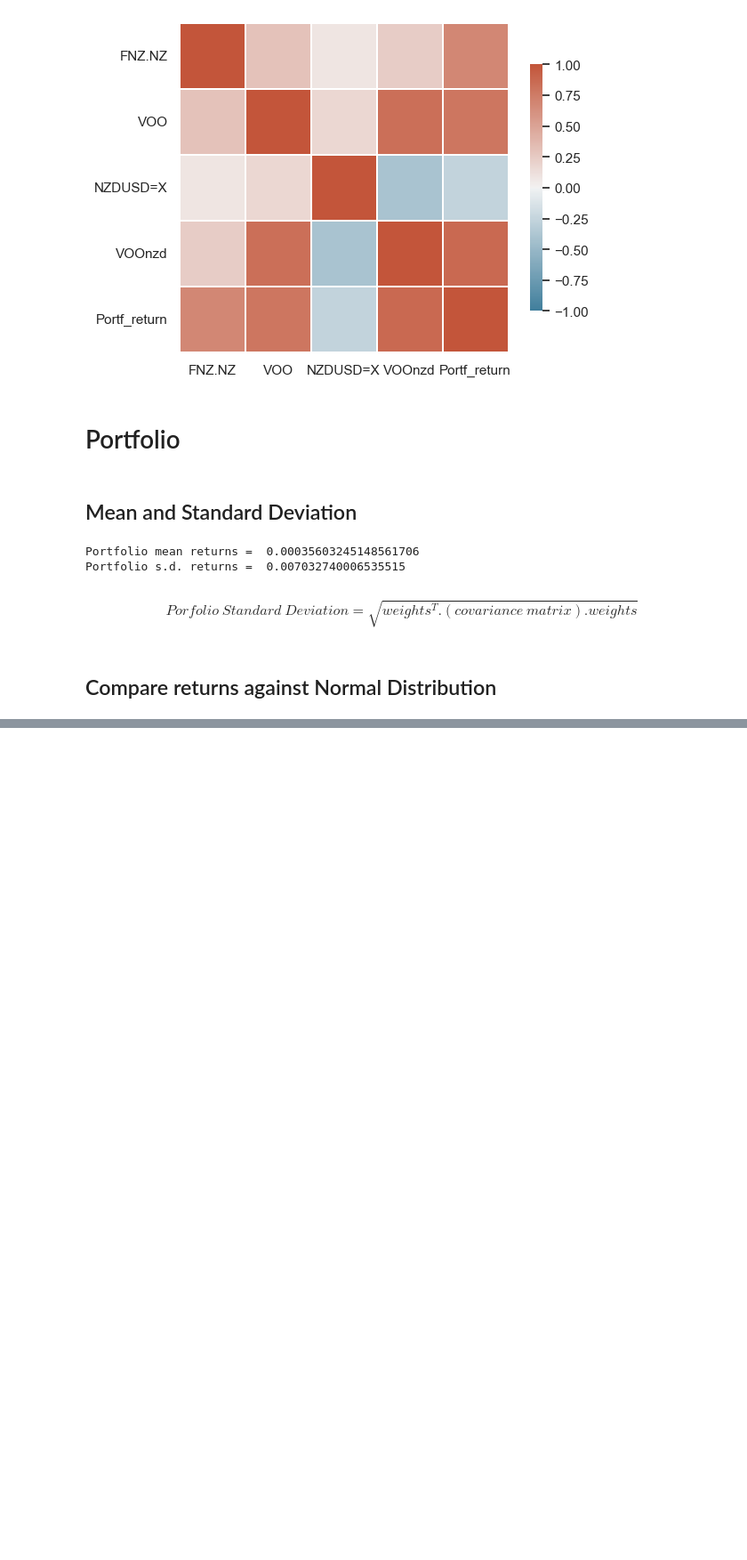
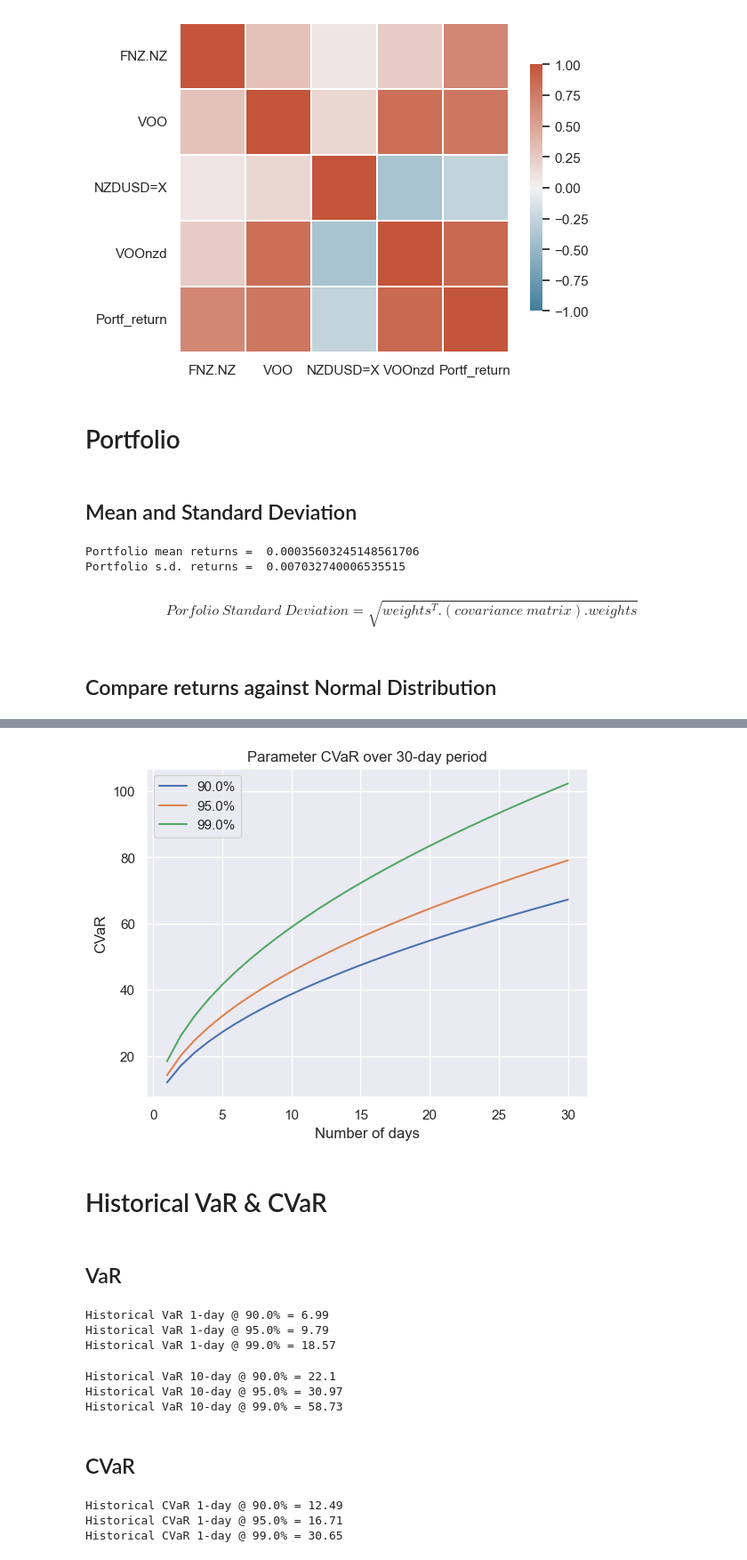
Before and after one commit to duongdidom/Value-at-Risk-VaR, a Jupyter notebook: VaR.ipynb, the cells around one changed output, grey strips where cells are left out. Shown: that part at 89% size. Drawn from its saved outputs; the diff is of its cells as text; code cells hidden in the pictures; blank space fills up the shorter version.

```diff
--- a/VaR.ipynb
+++ b/VaR.ipynb
@@ -321,0 +391,11 @@ df_returns.head()
+# %%
+# plot multiple days CVaR
+for i, CVaR in enumerate(CVaR_result):    # loop through the nested lists, equivalent to the index of each confidence levels
+    plt.plot(range(1, num_days+1), CVaR, label='{}%'.format((1-conf_levels[i])*100))
+plt.legend()
+plt.xlabel('Number of days')
+plt.ylabel('CVaR')
+plt.title('Parameter CVaR over {}-day period'.format(num_days))
+plt.show()
+# %% [output]
+[figure, added]
@@ -321,0 +405,64 @@ df_returns.head()
+# %% [markdown]
+# Historical VaR & CVaR
+# %% [markdown]
+## VaR
+# %%
+# ordering the observed returns from smallest to largest
+# get the alpha-th lowest values from the sorted series. Where alpha-th = (confidence level * observations count) + 1. Round up to the nearest integer if the alpha-th result is decimal
+def historical_VaR(df, alpha=95, num_days=1):
+    """
+        df = series of returns. Dataframe or array
+        alpha = confidence level in integer
+        num_days = ndays
+    """
+    # the np.percentile function automatically sorts from smallest to largest
+    return abs(np.percentile(df, alpha) * np.sqrt(num_days))
+
+# compute potential profit/loss for initial investment from a series of returns. Then get the profit/loss at given percentile
+histVaRs = [invst * historical_VaR(df_returns['Portf_return'], conf_level*100, num_days=1) for conf_level in conf_levels]
+
+# print results = how much expected to lose in 1-day interval
+for i, VaR in enumerate(histVaRs):
+    print('Historical VaR 1-day @ {0}%'.format((1-conf_levels[i])*100),'=', round(VaR,2))
+# %% [output]
+Historical VaR 1-day @ 90.0% = 6.99
+Historical VaR 1-day @ 95.0% = 9.79
+Historical VaR 1-day @ 99.0% = 18.57
+# %%
+# compute potential profit/loss for initial investment from a series of returns. Then get the profit/loss at given percentile
+histVaRs = [invst * historical_VaR(df_returns['Portf_return'], conf_level*100, num_days=10) for conf_level in conf_levels]
+
+# print results = how much expected to lose in 10-day interval
+for i, VaR in enumerate(histVaRs):
+    print('Historical VaR 10-day @ {0}%'.format((1-conf_levels[i])*100),'=', round(VaR,2))
+# %% [output]
+Historical VaR 10-day @ 90.0% = 22.1
+Historical VaR 10-day @ 95.0% = 30.97
+Historical VaR 10-day @ 99.0% = 58.73
+# %% [markdown]
+## CVaR
+# %%
+# ordering the observed returns from smallest to largest
+# compute all profit/loss for all return points below given confidence interval
+# take average of those profit/loss
+
+def historical_CVaR(df, alpha=95, num_days=1):
+    """
+        df = series of returns. Dataframe or array
+        alpha = confidence level in integer
+        num_days = ndays
+    """
+    belowVaR = df[df < np.percentile(df, alpha)]
+    meanBelowVaR = belowVaR.mean()
+    return abs(meanBelowVaR * np.sqrt(num_days))
+
+# compute potential profit/loss for initial investment from a series of returns. Then get the profit/loss at given percentile
+histCVaRs = [invst * historical_CVaR(df_returns['Portf_return'], conf_level*100, num_days=1) for conf_level in conf_levels]
+
+# print results = how much expected to lose in 1-day interval
+for i, VaR in enumerate(histCVaRs):
+    print('Historical CVaR 1-day @ {0}%'.format((1-conf_levels[i])*100),'=', round(VaR,2))
+# %% [output]
+Historical CVaR 1-day @ 90.0% = 12.49
+Historical CVaR 1-day @ 95.0% = 16.71
+Historical CVaR 1-day @ 99.0% = 30.65
```
Also changed, not shown: parts of 48 cells of this notebook.
